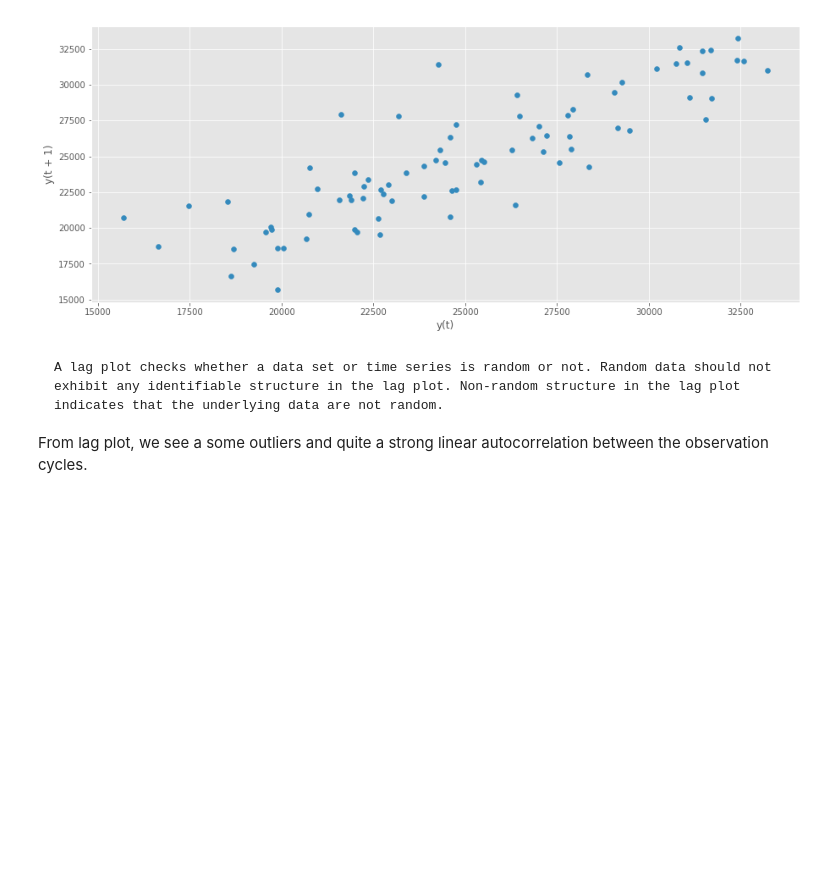
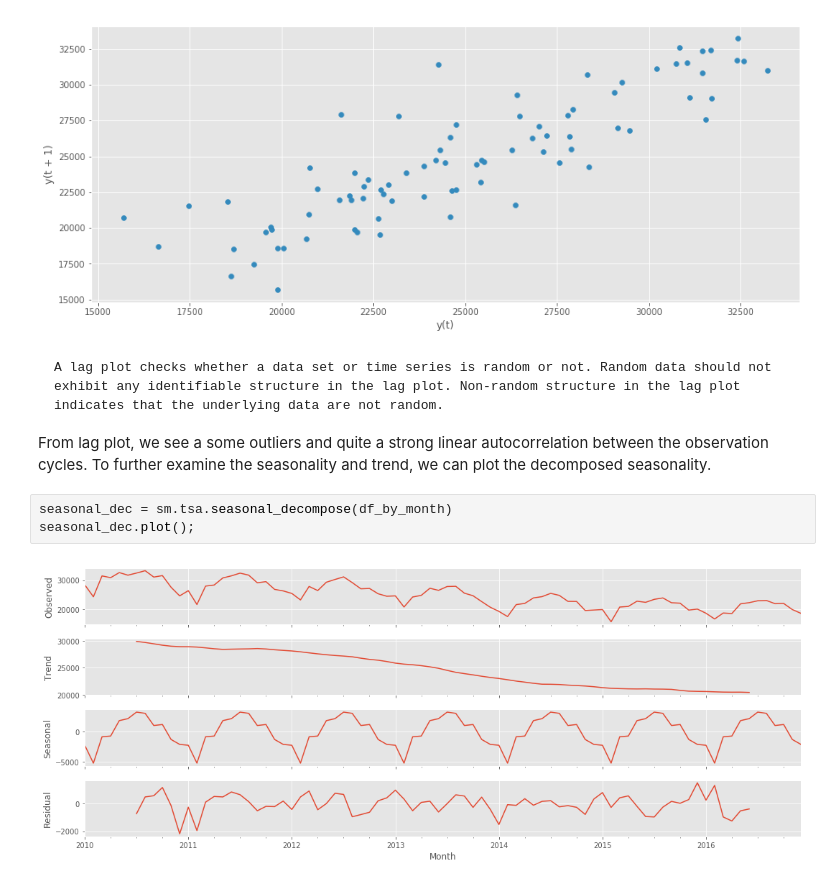
Before and after one commit to wakr/in_ds_2017, a Jupyter notebook: visualizations/LinearModel.ipynb, the cells around one changed output. Cells and saved outputs as stored; diff of their text form; blank space fills up the shorter version.

````diff
--- a/visualizations/LinearModel.ipynb
+++ b/visualizations/LinearModel.ipynb
@@ -108,3 +113,9 @@ A lag plot checks whether a data set or time series is random or not. Random dat
 ```
 
 From lag plot, we see a some outliers and quite a strong linear autocorrelation between the observation cycles.
+To further examine the seasonality and trend, we can plot the decomposed seasonality.
+# %%
+seasonal_dec = sm.tsa.seasonal_decompose(df_by_month)
+seasonal_dec.plot();
+# %% [output]
+[figure, added]
````
Also changed, not shown: parts of 16 cells of this notebook.
